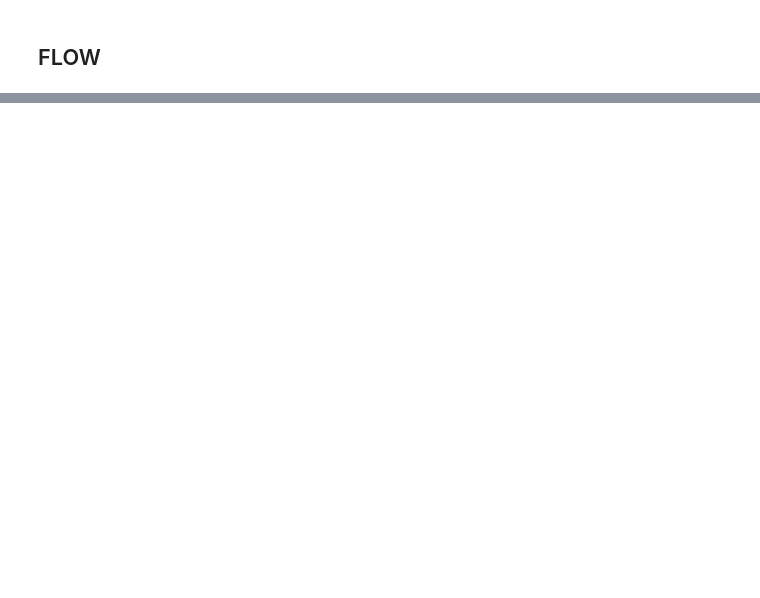
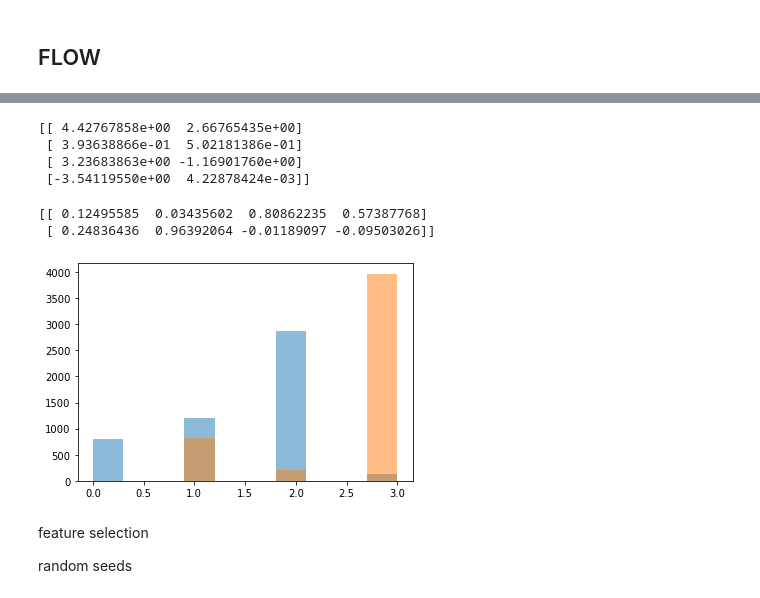
Before and after one commit to molecularmachinist/somethingwithflow, a Jupyter notebook: flow.ipynb, the cells around one changed output, grey strips where cells are left out. Drawn from its saved outputs; the diff is of its cells as text; code cells hidden in the pictures; blank space fills up the shorter version.

```diff
--- a/flow.ipynb
+++ b/flow.ipynb
@@ -64,0 +84,12 @@ def build_pipeline(steps, params):
+# %%
+
+def caluclate_KL(pipeline, X, Y):
+
+    preds = pipeline.predict(X)
+    cluster_populations = []
+    for system in set(Y.flatten()):
+        system_preds = preds[np.where(Y == system)[0]]
+        populations = [system_preds[np.where(system_preds == i)].shape[0] / system_preds.shape[0] for i in set(preds)]
+        cluster_populations.append(populations)
+
+    return sum(rel_entr(cluster_populations[0], cluster_populations[1])) # only two systems atm
@@ -64,0 +111,15 @@ def build_pipeline(steps, params):
+# %%
+data = np.load("/wrk/eurastof/somethingwithflow/drors_for_all.npy")
+
+systems = [2,7]
+
+X = data[(data[:,4] == systems[0]) | (data[:,4] == systems[1])]
+Y = X[:,4]
+X = X[:,:-1]
+# %%
+"""X = np.concatenate([data_dict["popc"], data_dict["chol-site-3"]])
+Y = np.concatenate([np.ones((data_dict["popc"].shape[0], 1)), 2*np.ones((data_dict["chol-site-3"].shape[0], 1))])"""
+
+pipe, kl = flow(X, Y, default_steps)
+
+print(pipe, kl)
@@ -64,0 +131,13 @@ def build_pipeline(steps, params):
+# %%
+preds = pipe.fit_predict(X)
+
+pca = PCA(n_components=2).fit(X)
+transform = pca.transform(X)
+
+sdpc = transform[np.where(Y == systems[0])[0]]
+chol = transform[np.where(Y == systems[1])[0]]
+sdpc_preds = preds[np.where(Y == systems[0])[0]]
+chol_preds = preds[np.where(Y == systems[1])[0]]
+
+plt.scatter(sdpc[:,0], sdpc[:,1], c=sdpc_preds, marker="x", label="sdpc")
+plt.scatter(chol[:,0], chol[:,1], c=chol_preds, marker="v", label="chol")
@@ -64,0 +147,23 @@ def build_pipeline(steps, params):
+# %%
+print(pipe["classifier"].means_)
+# %% [output]
+[[ 4.42767858e+00  2.66765435e+00]
+ [ 3.93638866e-01  5.02181386e-01]
+ [ 3.23683863e+00 -1.16901760e+00]
+ [-3.54119550e+00  4.22878424e-03]]
+# %%
+comps = pipe["dim_reducer"].components_
+print(comps)
+# %% [output]
+[[ 0.12495585  0.03435602  0.80862235  0.57387768]
+ [ 0.24836436  0.96392064 -0.01189097 -0.09503026]]
+# %%
+plt.hist(sdpc_preds, alpha=0.5)
+plt.hist(chol_preds, alpha=0.5)
+plt.show()
+# %% [output]
+[figure, added]
+# %% [markdown]
+feature selection
+
+random seeds
```
Also changed, not shown: parts of 11 cells of this notebook, 1 other file.
